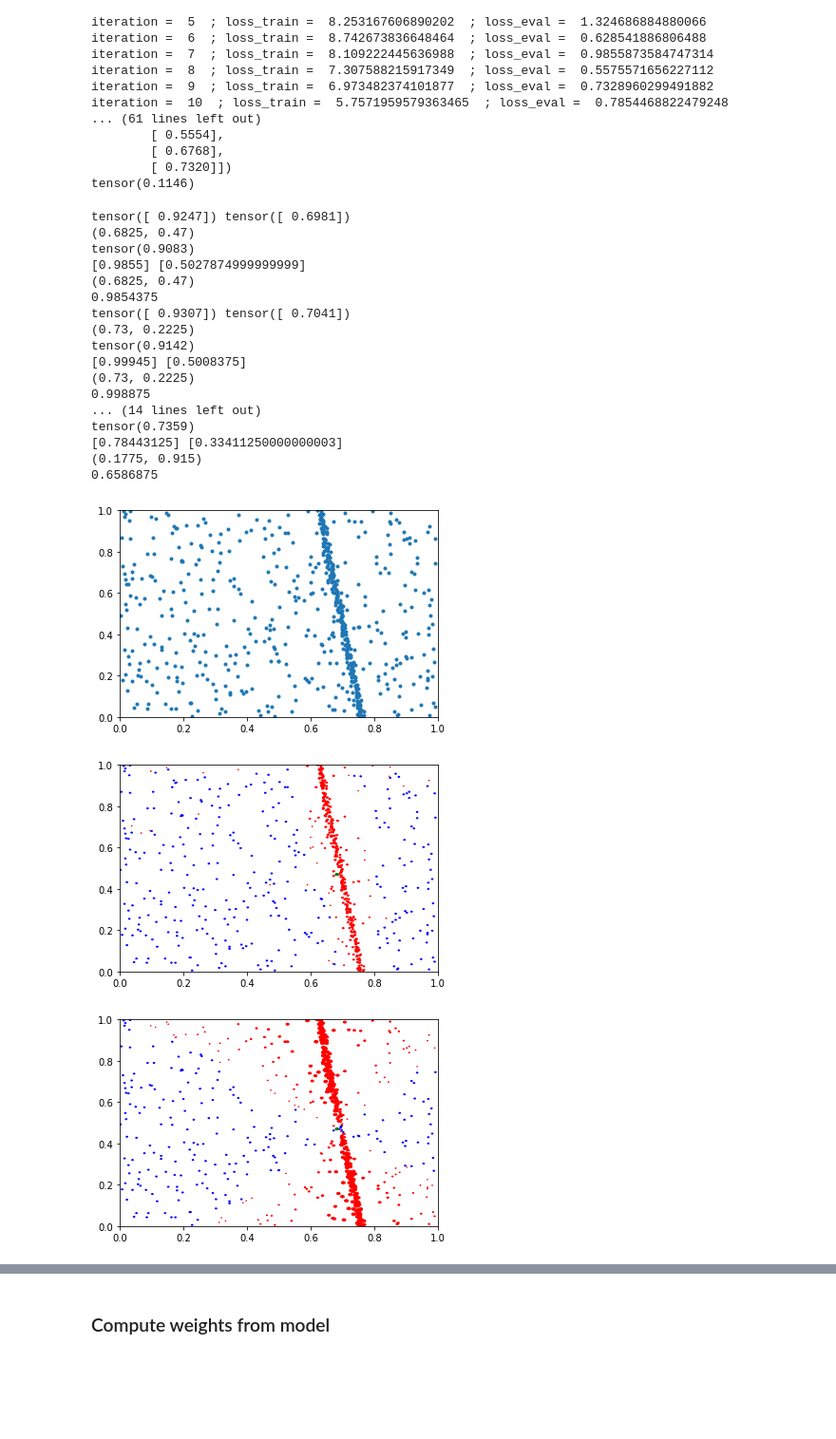
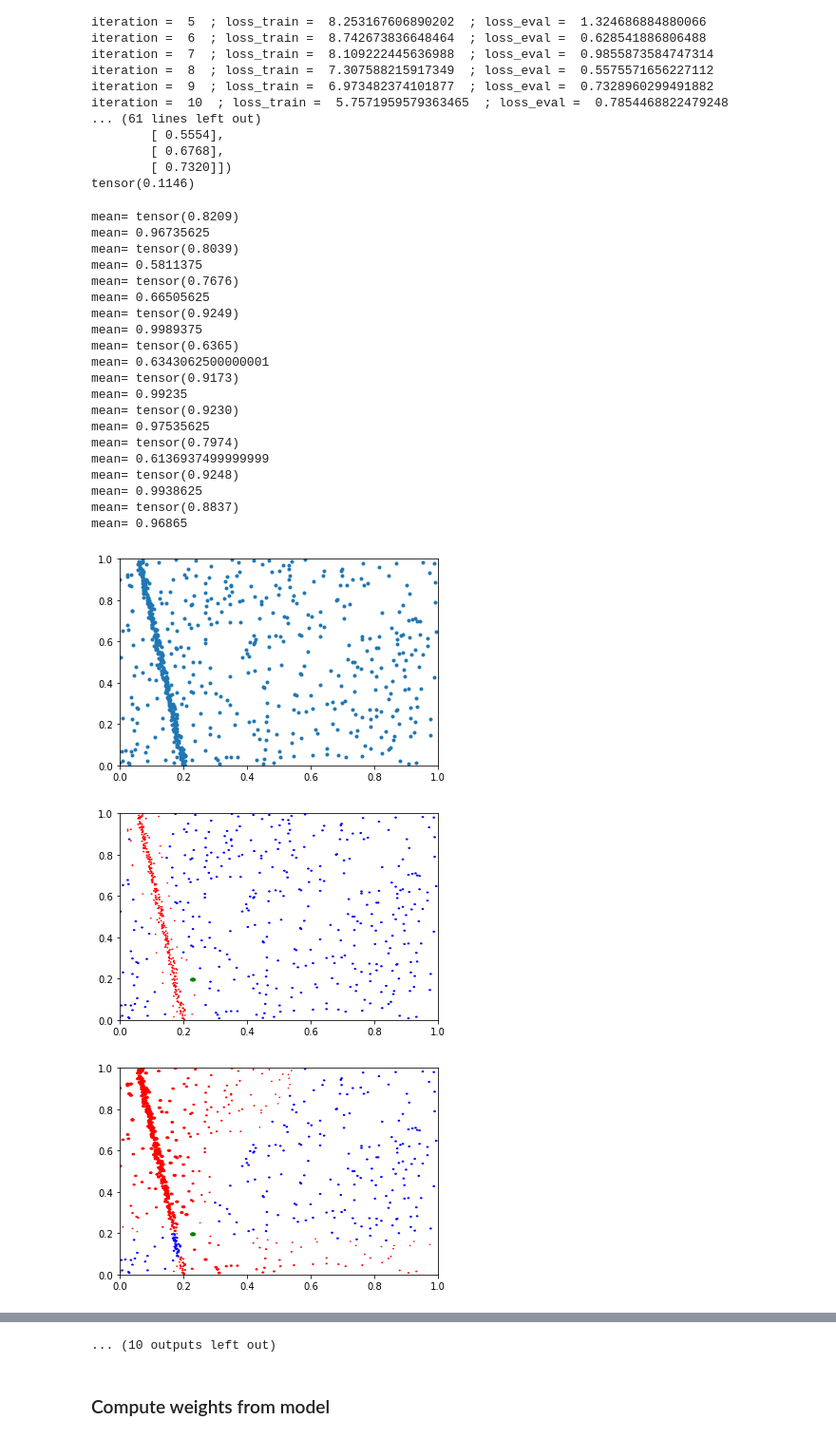
Before and after one commit to BereniceCourant/ImprRansac, a Jupyter notebook: Ransac+-Copy1.ipynb, the cells around one changed output, grey strips where cells are left out. Shown at 95% size. Cells and saved outputs as stored; diff of their text form; code cells hidden in the pictures; blank space fills up the shorter version.

```diff
--- a/Ransac+-Copy1.ipynb
+++ b/Ransac+-Copy1.ipynb
@@ -486,8 +486,8 @@ def loss_func(y1, y2):
 
 def train_model(model, image, sigma, nbr, nbr_per_line, epochs, batch_size, nbr_inliers, nbr_outliers):
     ((x_test, y_test), (x_train, y_train)) = split_training(generate_training_data(image, sigma, nbr, nbr_per_line, nbr_inliers, nbr_outliers))
-    x_test, y_test = x_test.to(DEVICE), y_test.to(DEVICE)
-    x_train, y_train = x_train.to(DEVICE), y_train.to(DEVICE)
+    #x_test, y_test = x_test.to(DEVICE), y_test.to(DEVICE)
+    #x_train, y_train = x_train.to(DEVICE), y_train.to(DEVICE)
     #print(x_test, y_test)
     #print(x_train, y_train)
     loss_fn = nn.MSELoss()
@@ -505,6 +505,7 @@ def train_model(model, image, sigma, nbr, nbr_per_line, epochs, batch_size, nbr_
     for k in range(epochs):
         loss_train = 0
         for xb, yb in train_dl:
+            xb, yb = xb.to(DEVICE), yb.to(DEVICE)
             #print(xb.shape)
             #print(yb.shape)
             model.train()  # <-- here
@@ -522,13 +523,13 @@ def train_model(model, image, sigma, nbr, nbr_per_line, epochs, batch_size, nbr_
         # Eval
         model.eval()  # <-- here
         with torch.no_grad():
-            loss_eval = sum(loss_fn(model(xb), yb) for xb, yb in valid_dl)
+            loss_eval = sum(loss_fn(model(xb.to(DEVICE)), yb.to(DEVICE)) for xb, yb in valid_dl)
             m_test = sum(len(yb) for xb, yb in valid_dl)
 
         print("iteration = ", k+1, " ; loss_train = ", loss_train, " ; loss_eval = ", loss_eval.item())
 
         if k == epochs - 1:
-            last_weight = model(x_test)
+            last_weight = model(x_test.to(DEVICE))
             print(last_weight)
             print(y_test)
             print(sum(abs(last_weight[i][0]-y_test[i][0]) for i in range(len(y_test)))/len(y_test))
@@ -562,7 +563,7 @@ def mean_weights(weights):
     return s/n
 # %%
 def plot_weights(weights, coord, p1, image, ref=False):
-    print(max(weights), min(weights))
+    #print(max(weights), min(weights))
     fig, ax = plt.subplots()
     ax.set_xlim(0, 1)
     ax.set_ylim(0, 1)
@@ -581,9 +582,9 @@ def plot_weights(weights, coord, p1, image, ref=False):
             circle = plt.Circle((x, y), 1./image[0], color='b')
 
         ax.add_artist(circle)
-    print(p1)
-    print(mean_weights(weights[:][0]))
-    circle_1 = plt.Circle(p1, 2./image[0], color='g')
+    #print(p1)
+    print("mean =", mean_weights(weights[:][0]))
+    circle_1 = plt.Circle(p1, 3./image[0], color='g')
     ax.add_artist(circle_1)
     fig.show()
 
@@ -600,52 +601,55 @@ def test_nn(model, image, sigma, nbr_inliers, nbr_outliers):
     fig.show()
 
 
-    for it in range(5):
+    for it in range(10):
         i1 = np.random.randint(n)
         X = []
         coord = []
         weights_ref = []
         p1 = (data[0][i1], data[1][i1])
         for i2 in range(n):
             if i2!=i1:
                 feature=compute_features(data, i1, i2)
                 X.append(feature)
                 X_tensor = torch.Tensor(X)
 
 
                 p2 = (data[0][i2], data[1][i2])
                 line = compute_line_from_points(p1, p2, image)
                 area = loss_weights(line_ref, line, image)
                 weights_ref.append([area])
 
                 coord.append((data[0][i2], data[1][i2]))
 
         model.eval()
         with torch.no_grad():
             weights = model(X_tensor)
 
         plot_weights(weights, coord, p1, image)
         plot_weights(weights_ref, coord, p1, image, ref=True)
 
 test_nn(model, image_size, sigma_noise, nbr_inliers, nbr_outliers)
 # %% [output]
-tensor([ 0.9247]) tensor([ 0.6981])
-(0.6825, 0.47)
-tensor(0.9083)
-[0.9855] [0.5027874999999999]
-(0.6825, 0.47)
-0.9854375
-tensor([ 0.9307]) tensor([ 0.7041])
-(0.73, 0.2225)
-tensor(0.9142)
-[0.99945] [0.5008375]
-(0.73, 0.2225)
-0.998875
-... (14 lines left out)
-tensor(0.7359)
-[0.78443125] [0.33411250000000003]
-(0.1775, 0.915)
-0.6586875
+mean= tensor(0.8209)
+mean= 0.96735625
+mean= tensor(0.8039)
+mean= 0.5811375
+mean= tensor(0.7676)
+mean= 0.66505625
+mean= tensor(0.9249)
+mean= 0.9989375
+mean= tensor(0.6365)
+mean= 0.6343062500000001
+mean= tensor(0.9173)
+mean= 0.99235
+mean= tensor(0.9230)
+mean= 0.97535625
+mean= tensor(0.7974)
+mean= 0.6136937499999999
+mean= tensor(0.9248)
+mean= 0.9938625
+mean= tensor(0.8837)
+mean= 0.96865
-[figure, old version]
+[figure, new version]
-[figure, old version]
+[figure, new version]
-[figure, old version]
+[figure, new version]
@@ -660,3 +664,4 @@ tensor(0.7359)
+... (10 outputs left out)
 # %% [markdown]
 ### Compute weights from model
 # %%
```
Also changed, not shown: parts of 11 cells of this notebook, 1 other file.
